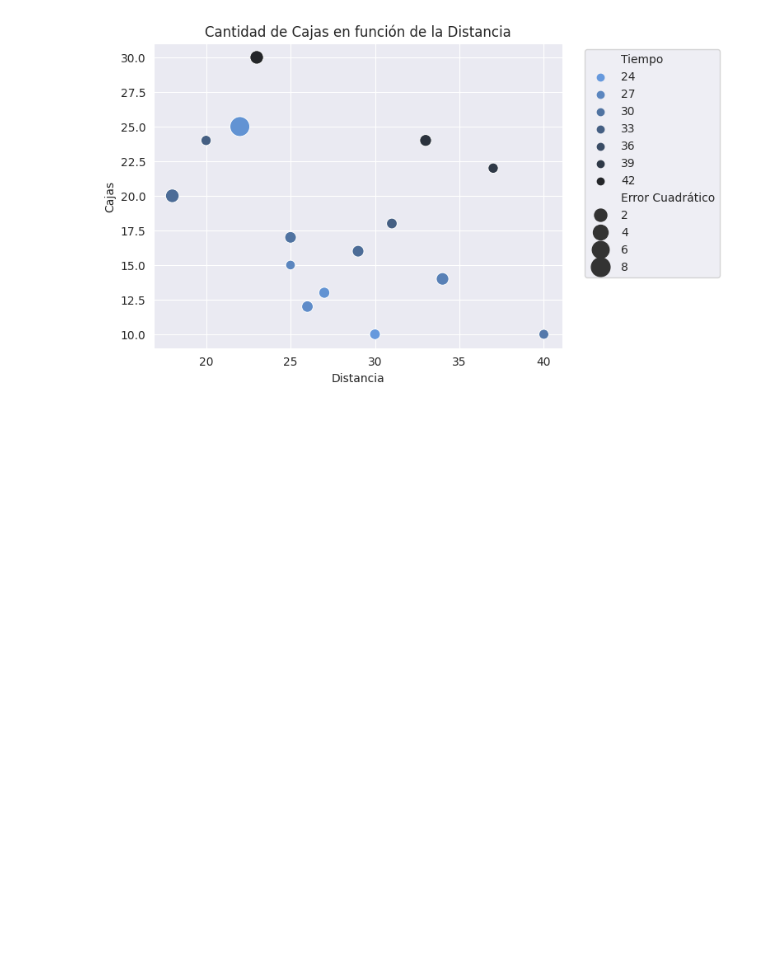
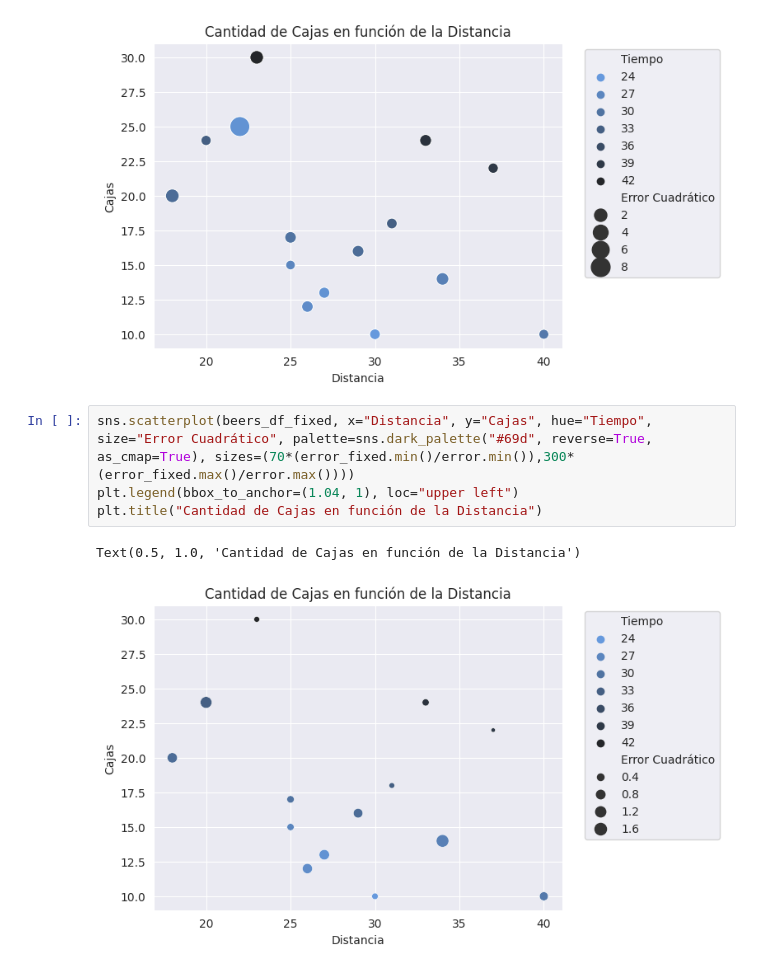
Before and after one commit to prausela/regressions, a Jupyter notebook: beers.ipynb, the cells around one changed output. Cells and saved outputs as stored; diff of their text form; blank space fills up the shorter version.

```diff
--- a/beers.ipynb
+++ b/beers.ipynb
@@ -658,3 +695,10 @@ plt.title("Cantidad de Cajas en función de la Distancia")
 # %% [output]
 Text(0.5, 1.0, 'Cantidad de Cajas en función de la Distancia')
 [figure]
+# %%
+sns.scatterplot(beers_df_fixed, x="Distancia", y="Cajas", hue="Tiempo", size="Error Cuadrático", palette=sns.dark_palette("#69d", reverse=True, as_cmap=True), sizes=(70*(error_fixed.min()/error.min()),300*(error_fixed.max()/error.max())))
+plt.legend(bbox_to_anchor=(1.04, 1), loc="upper left")
+plt.title("Cantidad de Cajas en función de la Distancia")
+# %% [output]
+Text(0.5, 1.0, 'Cantidad de Cajas en función de la Distancia')
+[figure, added]
```
Also changed, not shown: parts of 4 cells of this notebook.
